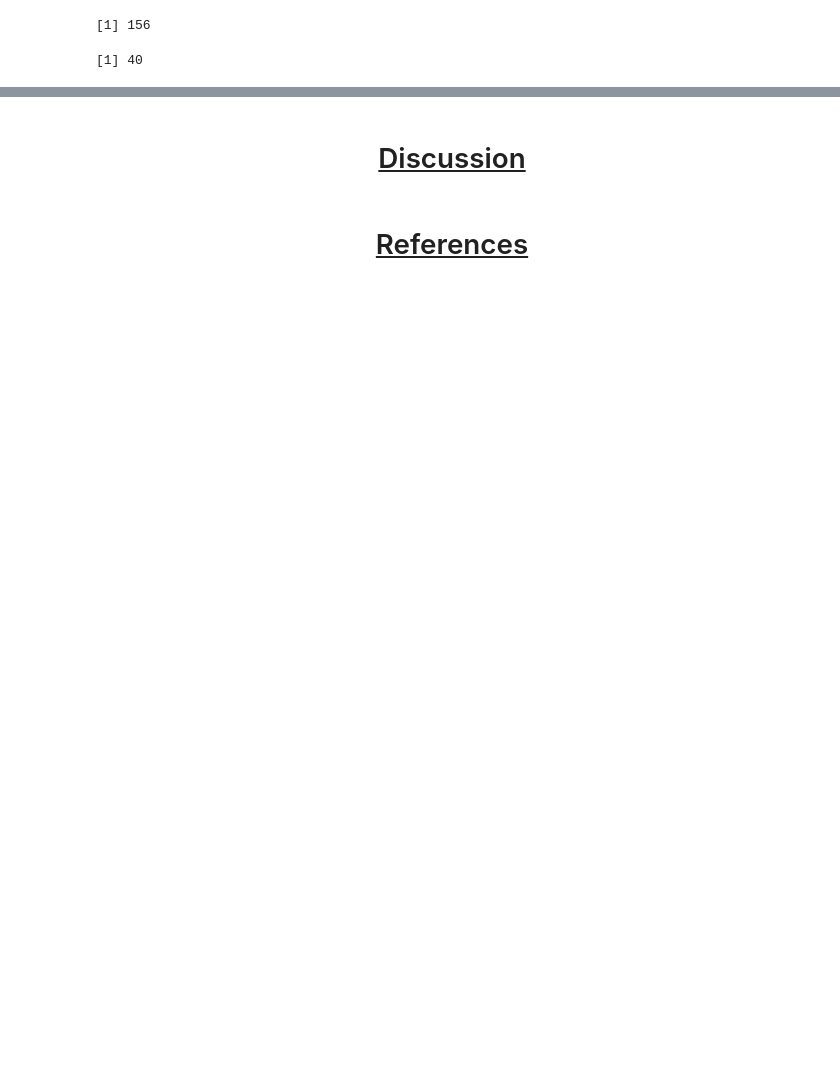
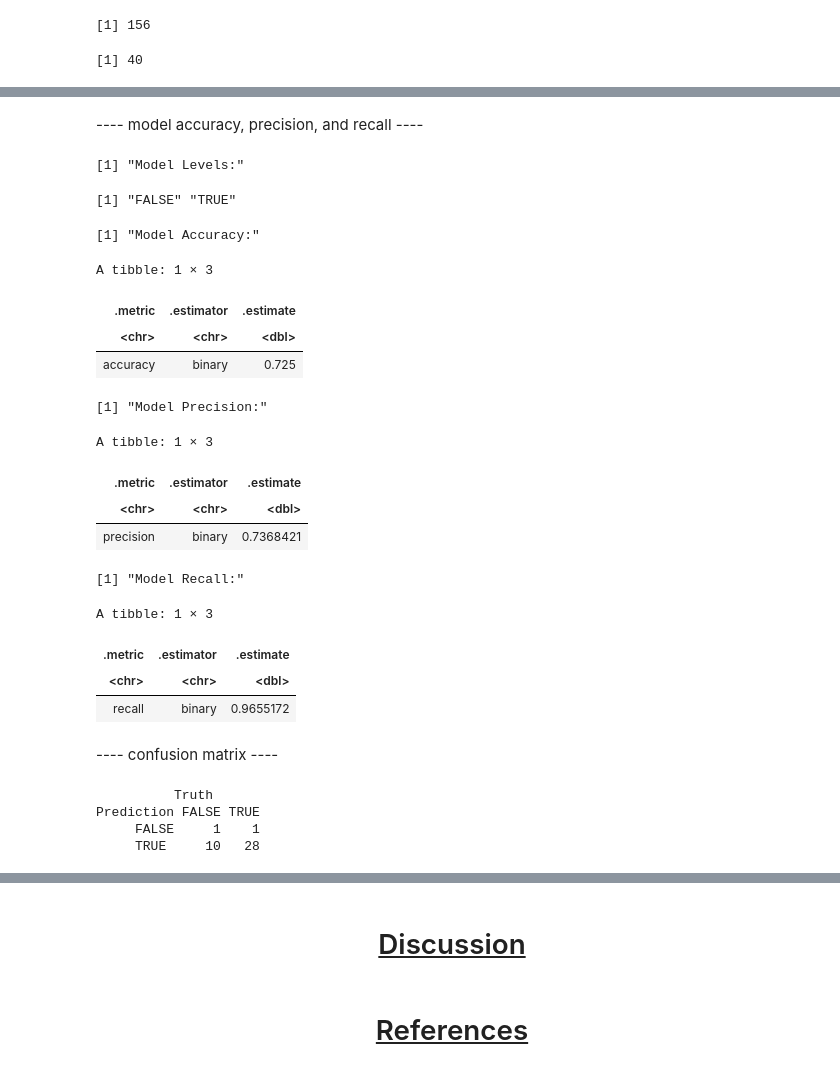
Before and after one commit to RealBabyPotato/DSCI-100-Final-Project, a Jupyter notebook: FinalProject.ipynb, the cells around one changed output, grey strips where cells are left out. Saved outputs shown, nothing was run; the diff lists cells and outputs as text; code cells hidden in the pictures; blank space fills up the shorter version.

```diff
--- a/FinalProject.ipynb
+++ b/FinalProject.ipynb
@@ -302,0 +237,51 @@ A tibble: 40 × 6
+# %% [markdown]
+---- model accuracy, precision, and recall ----
+# %%
+players_predictions <- predict(players_fit, players_test) |>
+    bind_cols(players_test)
+
+print("Model Levels:")
+players_predictions |> pull(subscribe) |> levels()
+
+print("Model Accuracy:")
+players_predictions |>
+    metrics(truth = subscribe, estimate = .pred_class) |>
+    filter(.metric == "accuracy")
+
+print("Model Precision:")
+players_predictions |>
+    precision(truth = subscribe, estimate = .pred_class, event_level = "second")
+
+print("Model Recall:")
+players_predictions |>
+    recall(truth = subscribe, estimate = .pred_class, event_level = "second")
+# %% [output]
+[1] "Model Levels:"
+[1] "FALSE" "TRUE"
+[1] "Model Accuracy:"
+A tibble: 1 × 3
+| .metric | .estimator | .estimate |
+| <chr> | <chr> | <dbl> |
+| accuracy | binary | 0.725 |
+[1] "Model Precision:"
+A tibble: 1 × 3
+| .metric | .estimator | .estimate |
+| <chr> | <chr> | <dbl> |
+| precision | binary | 0.7368421 |
+[1] "Model Recall:"
+A tibble: 1 × 3
+| .metric | .estimator | .estimate |
+| <chr> | <chr> | <dbl> |
+| recall | binary | 0.9655172 |
+# %% [markdown]
+---- confusion matrix ----
+# %%
+confusion <- players_predictions |>
+        conf_mat(truth = subscribe, estimate = .pred_class)
+
+confusion
+# %% [output]
+          Truth
+Prediction FALSE TRUE
+     FALSE     1    1
+     TRUE     10   28
```
Also changed, not shown: parts of 14 cells of this notebook.
